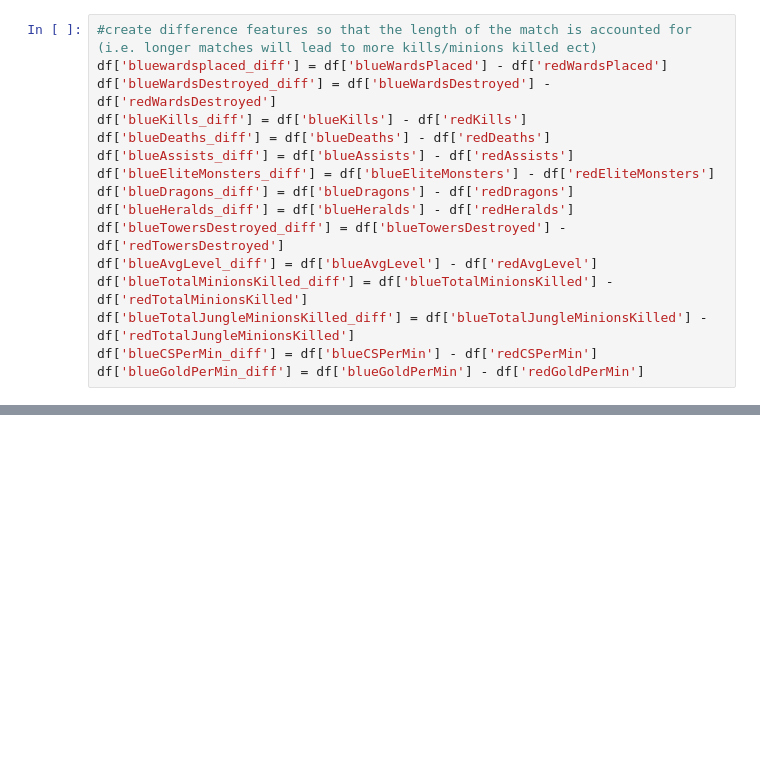
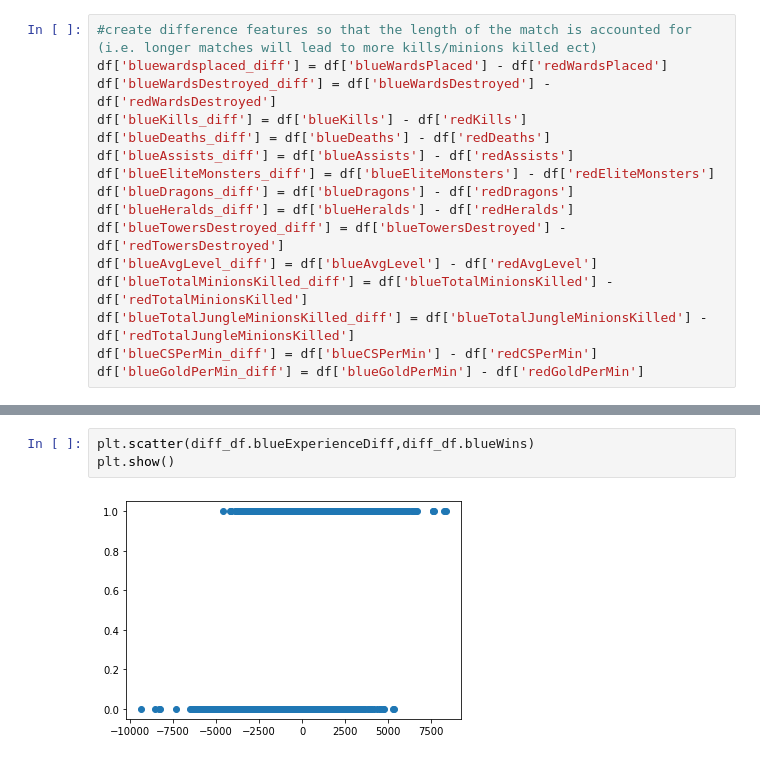
Before and after one commit to kylegross/League_of_Legends, a Jupyter notebook: ETL_code.ipynb, the cells around one changed output, grey strips where cells are left out. Saved outputs shown, nothing was run; the diff lists cells and outputs as text; blank space fills up the shorter version.

```diff
--- a/ETL_code.ipynb
+++ b/ETL_code.ipynb
@@ -133,0 +161,5 @@ diff_df
+# %%
+plt.scatter(diff_df.blueExperienceDiff,diff_df.blueWins)
+plt.show()
+# %% [output]
+[figure, added]
```
Also changed, not shown: parts of 33 cells of this notebook.
